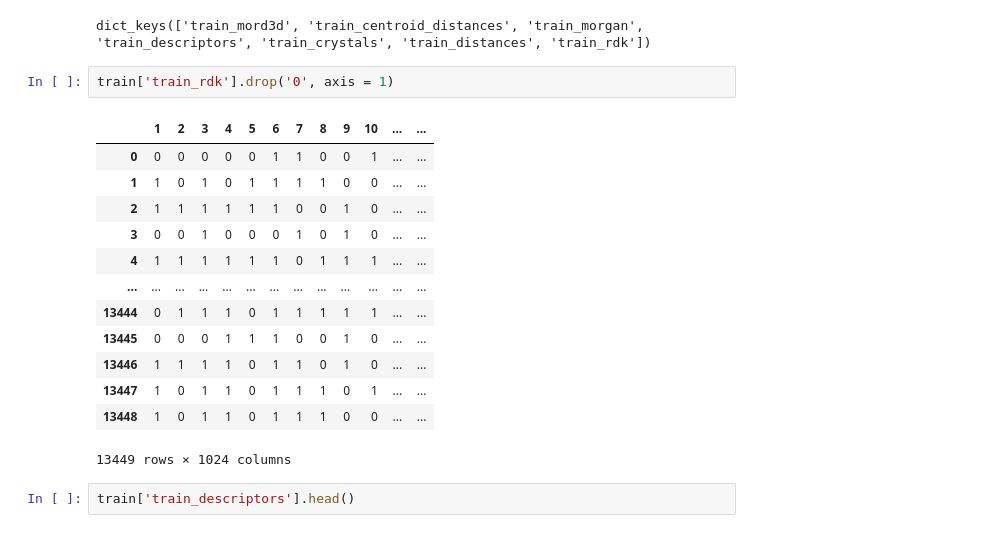
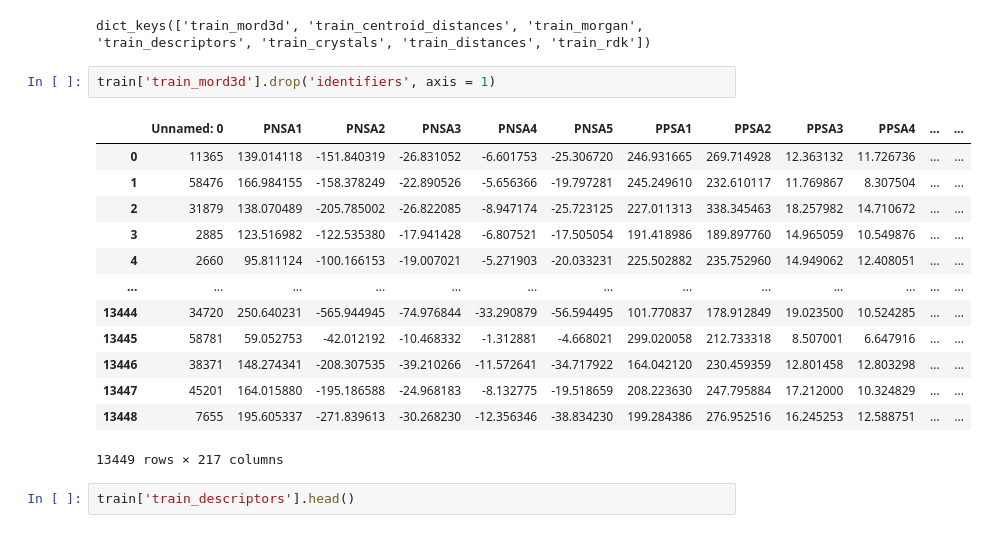
Before and after one commit to Imperial-CMTH/digifab-datathon, a Jupyter notebook: Tom/centrosymmetric.ipynb, the cells around one changed output. Drawn from its saved outputs; the diff is of its cells as text.

```diff
--- a/Tom/centrosymmetric.ipynb
+++ b/Tom/centrosymmetric.ipynb
@@ -29,21 +29,21 @@ train.keys()
 # %% [output]
 dict_keys(['train_mord3d', 'train_centroid_distances', 'train_morgan', 'train_descriptors', 'train_crystals', 'train_distances', 'train_rdk'])
 # %%
-train['train_rdk'].drop('0', axis = 1)
+train['train_mord3d'].drop('identifiers', axis = 1)
 # %% [output]
-|  | 1 | 2 | 3 | 4 | 5 | 6 | 7 | 8 | 9 | 10 | ... | ... |
-| 0 | 0 | 0 | 0 | 0 | 0 | 1 | 1 | 0 | 0 | 1 | ... | ... |
-| 1 | 1 | 0 | 1 | 0 | 1 | 1 | 1 | 1 | 0 | 0 | ... | ... |
-| 2 | 1 | 1 | 1 | 1 | 1 | 1 | 0 | 0 | 1 | 0 | ... | ... |
-| 3 | 0 | 0 | 1 | 0 | 0 | 0 | 1 | 0 | 1 | 0 | ... | ... |
-| 4 | 1 | 1 | 1 | 1 | 1 | 1 | 0 | 1 | 1 | 1 | ... | ... |
+|  | Unnamed: 0 | PNSA1 | PNSA2 | PNSA3 | PNSA4 | PNSA5 | PPSA1 | PPSA2 | PPSA3 | PPSA4 | ... | ... |
+| 0 | 11365 | 139.014118 | -151.840319 | -26.831052 | -6.601753 | -25.306720 | 246.931665 | 269.714928 | 12.363132 | 11.726736 | ... | ... |
+| 1 | 58476 | 166.984155 | -158.378249 | -22.890526 | -5.656366 | -19.797281 | 245.249610 | 232.610117 | 11.769867 | 8.307504 | ... | ... |
+| 2 | 31879 | 138.070489 | -205.785002 | -26.822085 | -8.947174 | -25.723125 | 227.011313 | 338.345463 | 18.257982 | 14.710672 | ... | ... |
+| 3 | 2885 | 123.516982 | -122.535380 | -17.941428 | -6.807521 | -17.505054 | 191.418986 | 189.897760 | 14.965059 | 10.549876 | ... | ... |
+| 4 | 2660 | 95.811124 | -100.166153 | -19.007021 | -5.271903 | -20.033231 | 225.502882 | 235.752960 | 14.949062 | 12.408051 | ... | ... |
 | ... | ... | ... | ... | ... | ... | ... | ... | ... | ... | ... | ... | ... |
-| 13444 | 0 | 1 | 1 | 1 | 0 | 1 | 1 | 1 | 1 | 1 | ... | ... |
-| 13445 | 0 | 0 | 0 | 1 | 1 | 1 | 0 | 0 | 1 | 0 | ... | ... |
-| 13446 | 1 | 1 | 1 | 1 | 0 | 1 | 1 | 0 | 1 | 0 | ... | ... |
-| 13447 | 1 | 0 | 1 | 1 | 0 | 1 | 1 | 1 | 0 | 1 | ... | ... |
-| 13448 | 1 | 0 | 1 | 1 | 0 | 1 | 1 | 1 | 0 | 0 | ... | ... |
+| 13444 | 34720 | 250.640231 | -565.944945 | -74.976844 | -33.290879 | -56.594495 | 101.770837 | 178.912849 | 19.023500 | 10.524285 | ... | ... |
+| 13445 | 58781 | 59.052753 | -42.012192 | -10.468332 | -1.312881 | -4.668021 | 299.020058 | 212.733318 | 8.507001 | 6.647916 | ... | ... |
+| 13446 | 38371 | 148.274341 | -208.307535 | -39.210266 | -11.572641 | -34.717922 | 164.042120 | 230.459359 | 12.801458 | 12.803298 | ... | ... |
+| 13447 | 45201 | 164.015880 | -195.186588 | -24.968183 | -8.132775 | -19.518659 | 208.223630 | 247.795884 | 17.212000 | 10.324829 | ... | ... |
+| 13448 | 7655 | 195.605337 | -271.839613 | -30.268230 | -12.356346 | -38.834230 | 199.284386 | 276.952516 | 16.245253 | 12.588751 | ... | ... |
-13449 rows × 1024 columns
+13449 rows × 217 columns
 # %%
 train['train_descriptors'].head()
 # %% [output]
```
Also changed, not shown: 3 other files.
